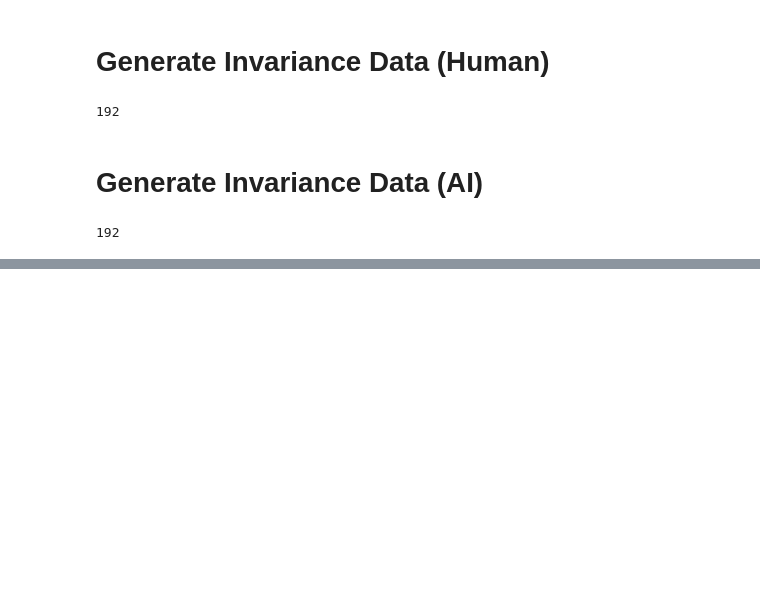
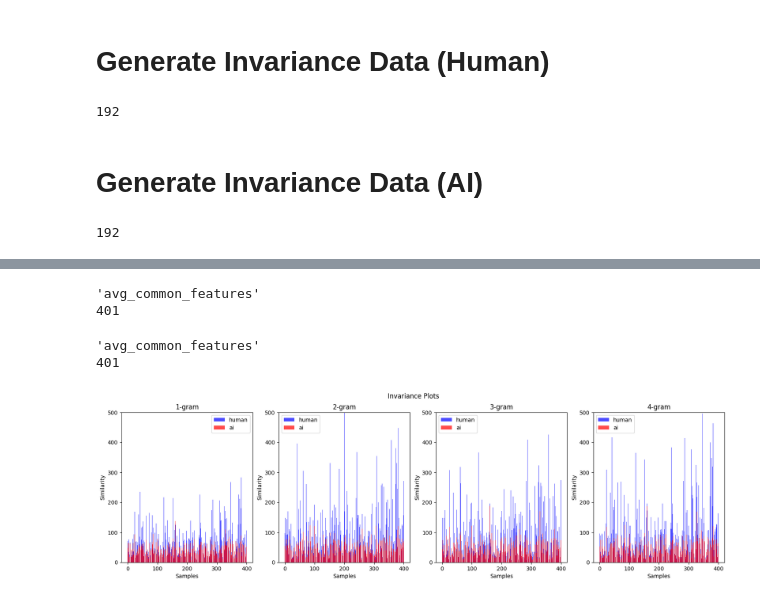
Before and after one commit to bobaebak/ai_text_detection, a Jupyter notebook: cookbooks/Raidar Implementation.ipynb, the cells around one changed output, grey strips where cells are left out. Drawn from its saved outputs; the diff is of its cells as text; code cells hidden in the pictures; blank space fills up the shorter version.

```diff
--- a/cookbooks/Raidar Implementation.ipynb
+++ b/cookbooks/Raidar Implementation.ipynb
@@ -95,0 +430,54 @@ H_inv_texts_bow
+# %%
+h_avgs = []
+for i, h in enumerate(human):
+    try:
+        h_avgs.append(h['avg_common_features'])
+    except Exception as err:
+        print(err)
+        print(i)
+        break
+# %% [output]
+'avg_common_features'
+401
+# %%
+m_avgs = []
+for i, h in enumerate(gpt_davinci):
+    try:
+        m_avgs.append(h['avg_common_features'])
+    except Exception as err:
+        print(err)
+        print(i)
+        break
+# %% [output]
+'avg_common_features'
+401
+# %%
+h_avgs = np.array(h_avgs)
+m_avgs = np.array(m_avgs)
+# %%
+helper = PlotHelper(
+    row=1, col=4, figsize=(20,5), title="Invariance Plots",
+    plots=[
+        PlotItem(ptype="bar", title="1-gram", xlabel="Samples", ylabel="Similarity", ylim=(0, 500),
+                 y=[h_avgs[:, 0], m_avgs[:, 0]], x=[[_ for _ in range(len(h_avgs[:, 0]))], [_ for _ in range(len(m_avgs[:, 0]))]],
+                 args=[{"color":"blue", "alpha":0.7, "label": "human"}, {"color":"red", "alpha":0.7, "label": "ai"},]
+        ),
+        PlotItem(ptype="bar", title="2-gram", xlabel="Samples", ylabel="Similarity", ylim=(0, 500),
+                 y=[h_avgs[:, 1], m_avgs[:, 1]], x=[[_ for _ in range(len(h_avgs[:, 1]))], [_ for _ in range(len(m_avgs[:, 1]))]],
+                 args=[{"color":"blue", "alpha":0.7, "label": "human"}, {"color":"red", "alpha":0.7, "label": "ai"},]
+        ),
+        PlotItem(ptype="bar", title="3-gram", xlabel="Samples", ylabel="Similarity", ylim=(0, 500),
+                 y=[h_avgs[:, 2], m_avgs[:, 2]], x=[[_ for _ in range(len(h_avgs[:, 2]))], [_ for _ in range(len(m_avgs[:, 2]))]],
+                 args=[{"color":"blue", "alpha":0.7, "label": "human"}, {"color":"red", "alpha":0.7, "label": "ai"},]
+        ),
+        PlotItem(ptype="bar", title="4-gram", xlabel="Samples", ylabel="Similarity", ylim=(0, 500),
+                 y=[h_avgs[:, 3], m_avgs[:, 3]], x=[[_ for _ in range(len(h_avgs[:, 3]))], [_ for _ in range(len(m_avgs[:, 3]))]],
+                 args=[{"color":"blue", "alpha":0.7, "label": "human"}, {"color":"red", "alpha":0.7, "label": "ai"},]
+        ),
+    ]
+)
+
+
+draws(helper)
+# %% [output]
+[figure, added]
```
Also changed, not shown: parts of 25 cells of this notebook, 5 other files.
